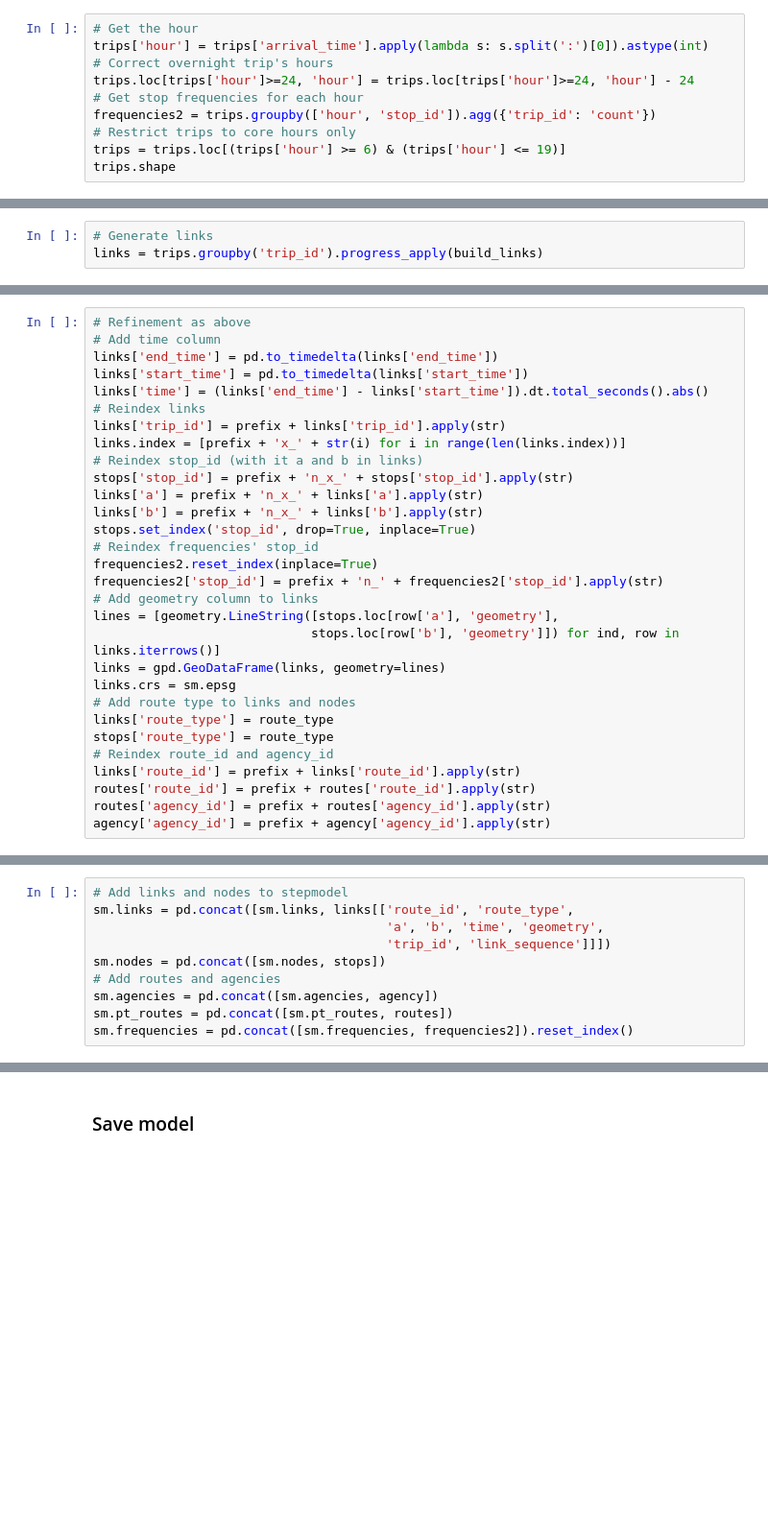
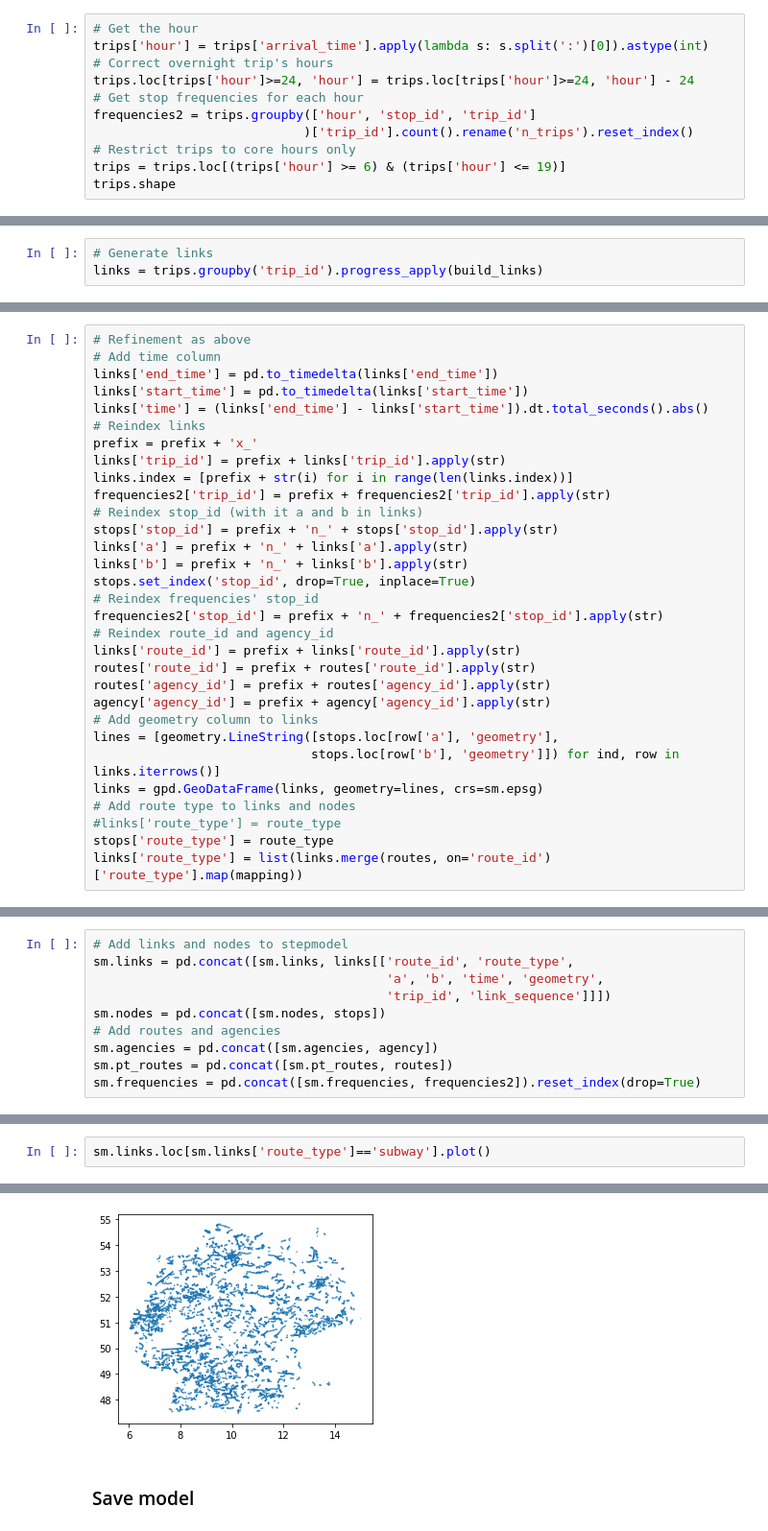
Before and after one commit to marlinarnz/quetzal_germany, a Jupyter notebook: notebooks/prep14_bus.ipynb, the cells around one changed output, grey strips where cells are left out. Shown at 96% size. Cells and saved outputs as stored; diff of their text form; blank space fills up the shorter version.

```diff
--- a/notebooks/prep14_bus.ipynb
+++ b/notebooks/prep14_bus.ipynb
@@ -326,7 +332,8 @@ trips['hour'] = trips['arrival_time'].apply(lambda s: s.split(':')[0]).astype(in
 # Correct overnight trip's hours
 trips.loc[trips['hour']>=24, 'hour'] = trips.loc[trips['hour']>=24, 'hour'] - 24
 # Get stop frequencies for each hour
-frequencies2 = trips.groupby(['hour', 'stop_id']).agg({'trip_id': 'count'})
+frequencies2 = trips.groupby(['hour', 'stop_id', 'trip_id']
+                            )['trip_id'].count().rename('n_trips').reset_index()
 # Restrict trips to core hours only
 trips = trips.loc[(trips['hour'] >= 6) & (trips['hour'] <= 19)]
 trips.shape
@@ -365,29 +372,30 @@ links['end_time'] = pd.to_timedelta(links['end_time'])
 links['start_time'] = pd.to_timedelta(links['start_time'])
 links['time'] = (links['end_time'] - links['start_time']).dt.total_seconds().abs()
 # Reindex links
+prefix = prefix + 'x_'
 links['trip_id'] = prefix + links['trip_id'].apply(str)
-links.index = [prefix + 'x_' + str(i) for i in range(len(links.index))]
+links.index = [prefix + str(i) for i in range(len(links.index))]
+frequencies2['trip_id'] = prefix + frequencies2['trip_id'].apply(str)
 # Reindex stop_id (with it a and b in links)
-stops['stop_id'] = prefix + 'n_x_' + stops['stop_id'].apply(str)
-links['a'] = prefix + 'n_x_' + links['a'].apply(str)
-links['b'] = prefix + 'n_x_' + links['b'].apply(str)
+stops['stop_id'] = prefix + 'n_' + stops['stop_id'].apply(str)
+links['a'] = prefix + 'n_' + links['a'].apply(str)
+links['b'] = prefix + 'n_' + links['b'].apply(str)
 stops.set_index('stop_id', drop=True, inplace=True)
 # Reindex frequencies' stop_id
-frequencies2.reset_index(inplace=True)
 frequencies2['stop_id'] = prefix + 'n_' + frequencies2['stop_id'].apply(str)
-# Add geometry column to links
-lines = [geometry.LineString([stops.loc[row['a'], 'geometry'],
-                             stops.loc[row['b'], 'geometry']]) for ind, row in links.iterrows()]
-links = gpd.GeoDataFrame(links, geometry=lines)
-links.crs = sm.epsg
-# Add route type to links and nodes
-links['route_type'] = route_type
-stops['route_type'] = route_type
 # Reindex route_id and agency_id
 links['route_id'] = prefix + links['route_id'].apply(str)
 routes['route_id'] = prefix + routes['route_id'].apply(str)
 routes['agency_id'] = prefix + routes['agency_id'].apply(str)
 agency['agency_id'] = prefix + agency['agency_id'].apply(str)
+# Add geometry column to links
+lines = [geometry.LineString([stops.loc[row['a'], 'geometry'],
+                             stops.loc[row['b'], 'geometry']]) for ind, row in links.iterrows()]
+links = gpd.GeoDataFrame(links, geometry=lines, crs=sm.epsg)
+# Add route type to links and nodes
+#links['route_type'] = route_type
+stops['route_type'] = route_type
+links['route_type'] = list(links.merge(routes, on='route_id')['route_type'].map(mapping))
 # %%
 links.sample(3)
 # %% [output]
@@ -411,4 +419,4 @@ sm.nodes = pd.concat([sm.nodes, stops])
 # Add routes and agencies
 sm.agencies = pd.concat([sm.agencies, agency])
 sm.pt_routes = pd.concat([sm.pt_routes, routes])
-sm.frequencies = pd.concat([sm.frequencies, frequencies2]).reset_index()
+sm.frequencies = pd.concat([sm.frequencies, frequencies2]).reset_index(drop=True)
@@ -419,0 +437,3 @@ sm.nodes.plot(markersize=.5)
+# %%
+sm.links.loc[sm.links['route_type']=='subway'].plot()
+# %% [output]
@@ -420,3 +441,4 @@ sm.nodes.plot(markersize=.5)
+[figure, added]
 # %% [markdown]
 ### Save model
 # %%
```
Also changed, not shown: parts of 30 cells of this notebook, 2 other files.
